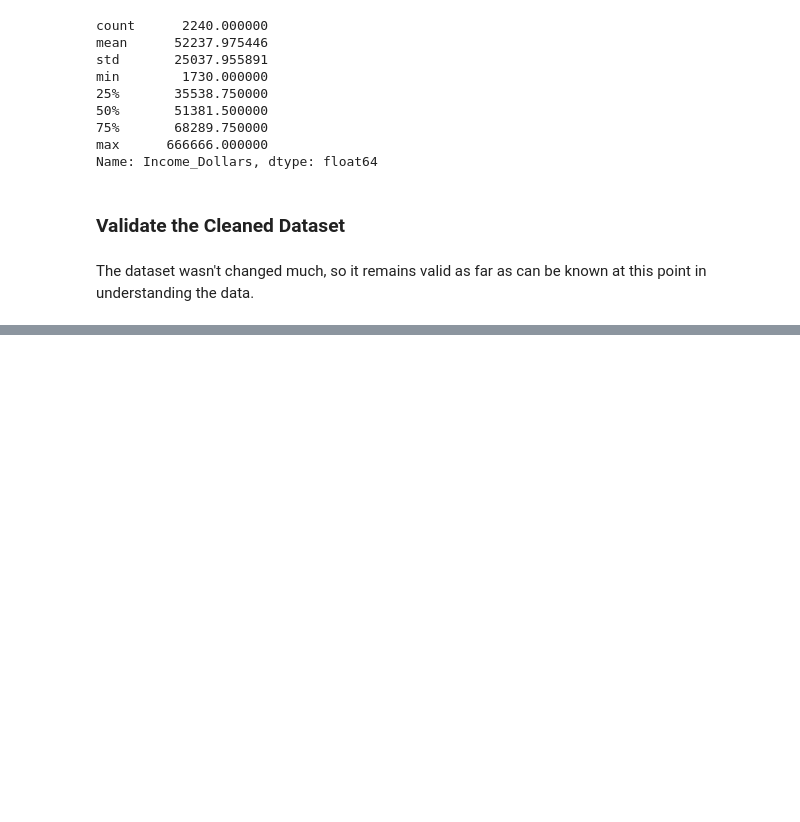
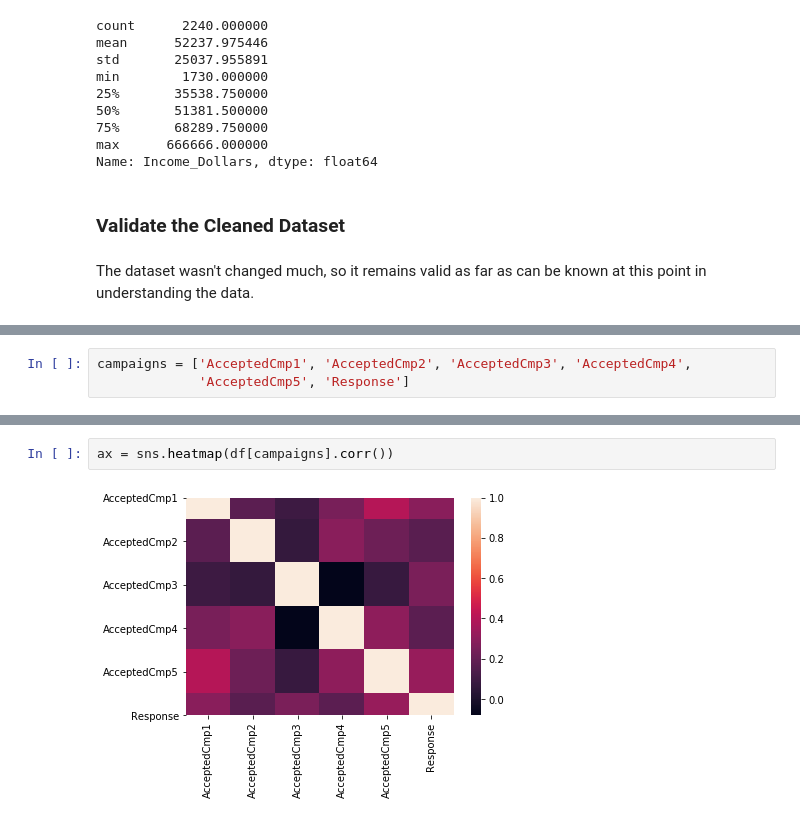
Before and after one commit to merb92/marketing-analytics-xyz, a Jupyter notebook: notebooks/01-eda.ipynb, the cells around one changed output, grey strips where cells are left out. Cells and saved outputs as stored; diff of their text form; blank space fills up the shorter version.

Commit message:
Explore Campaign response rates and the correlation among all features

```diff
--- a/notebooks/01-eda.ipynb
+++ b/notebooks/01-eda.ipynb
@@ -626,0 +633,3 @@ The dataset wasn't changed much, so it remains valid as far as can be known at t
+# %%
+campaigns = ['AcceptedCmp1', 'AcceptedCmp2', 'AcceptedCmp3', 'AcceptedCmp4',
+             'AcceptedCmp5', 'Response']
@@ -626,0 +661,4 @@ The dataset wasn't changed much, so it remains valid as far as can be known at t
+# %%
+ax = sns.heatmap(df[campaigns].corr())
+# %% [output]
+[figure, added]
```
Also changed, not shown: parts of 11 cells of this notebook.
